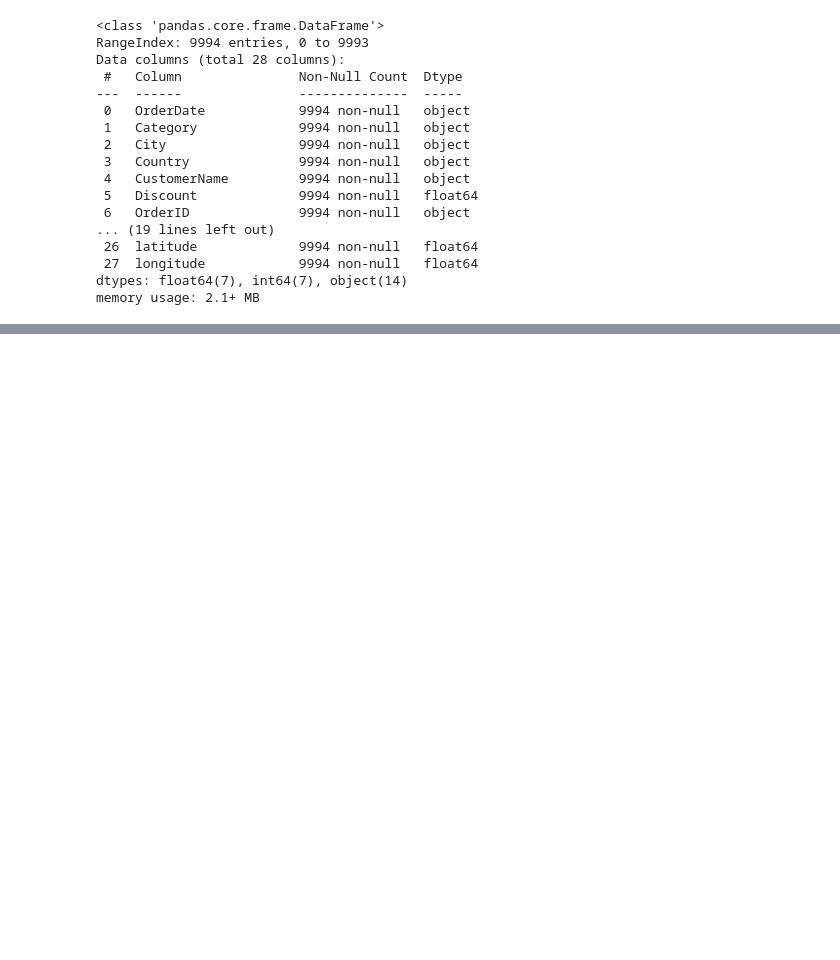
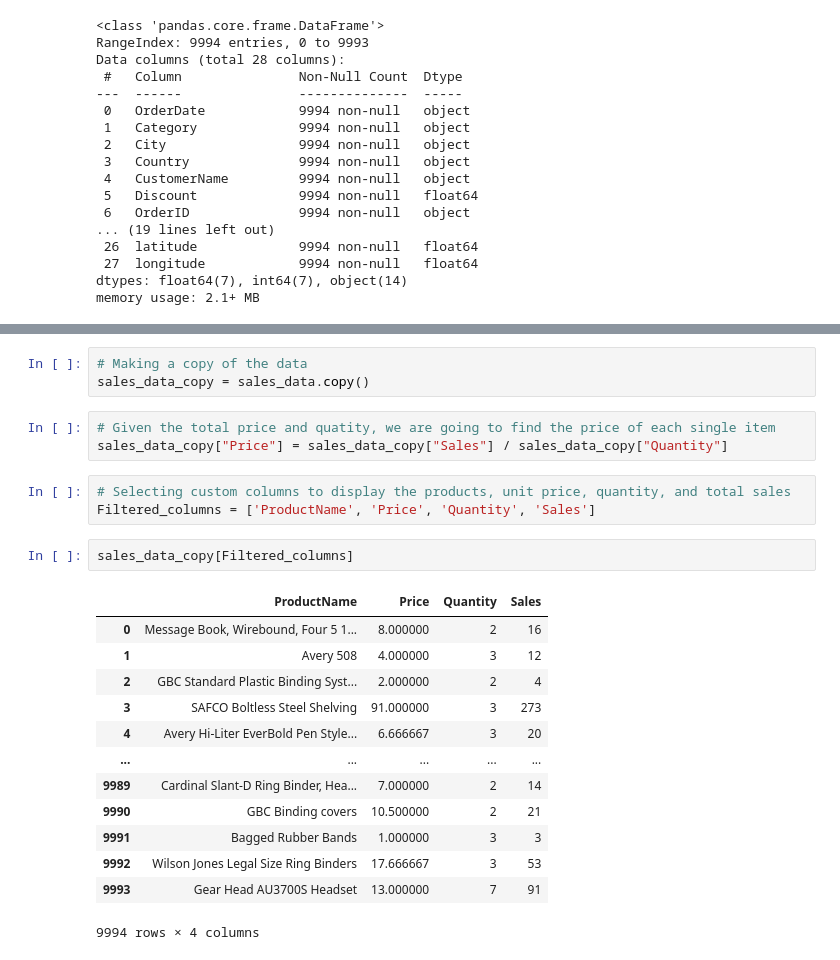
Before and after one commit to AimableHonorable/Data_analysis, a Jupyter notebook: Day1Exercise.ipynb, the cells around one changed output, grey strips where cells are left out. Cells and saved outputs as stored; diff of their text form; blank space fills up the shorter version.

Commit message:
created a copy dataframe and added commands to calculate some columns

```diff
--- a/Day1Exercise.ipynb
+++ b/Day1Exercise.ipynb
@@ -137,3 +137,28 @@ sales_data.describe()
 | 50% | 0.200000 | 56430.500000 | 9.000000 | 3.000000 | 54.500000 | 4.000000 | 71.000000 | ... |
 | 75% | 0.200000 | 90008.000000 | 29.000000 | 5.000000 | 210.000000 | 5.000000 | 275.000000 | ... |
 | max | 0.800000 | 99301.000000 | 8400.000000 | 14.000000 | 22638.000000 | 7.000000 | 29665.000000 | ... |
+# %%
+# Making a copy of the data
+sales_data_copy = sales_data.copy()
+# %%
+# Given the total price and quatity, we are going to find the price of each single item
+sales_data_copy["Price"] = sales_data_copy["Sales"] / sales_data_copy["Quantity"]
+# %%
+# Selecting custom columns to display the products, unit price, quantity, and total sales
+Filtered_columns = ['ProductName', 'Price', 'Quantity', 'Sales']
+# %%
+sales_data_copy[Filtered_columns]
+# %% [output]
+|  | ProductName | Price | Quantity | Sales |
+| 0 | Message Book, Wirebound, Four 5 1... | 8.000000 | 2 | 16 |
+| 1 | Avery 508 | 4.000000 | 3 | 12 |
+| 2 | GBC Standard Plastic Binding Syst... | 2.000000 | 2 | 4 |
+| 3 | SAFCO Boltless Steel Shelving | 91.000000 | 3 | 273 |
+| 4 | Avery Hi-Liter EverBold Pen Style... | 6.666667 | 3 | 20 |
+| ... | ... | ... | ... | ... |
+| 9989 | Cardinal Slant-D Ring Binder, Hea... | 7.000000 | 2 | 14 |
+| 9990 | GBC Binding covers | 10.500000 | 2 | 21 |
+| 9991 | Bagged Rubber Bands | 1.000000 | 3 | 3 |
+| 9992 | Wilson Jones Legal Size Ring Binders | 17.666667 | 3 | 53 |
+| 9993 | Gear Head AU3700S Headset | 13.000000 | 7 | 91 |
+9994 rows × 4 columns
```
